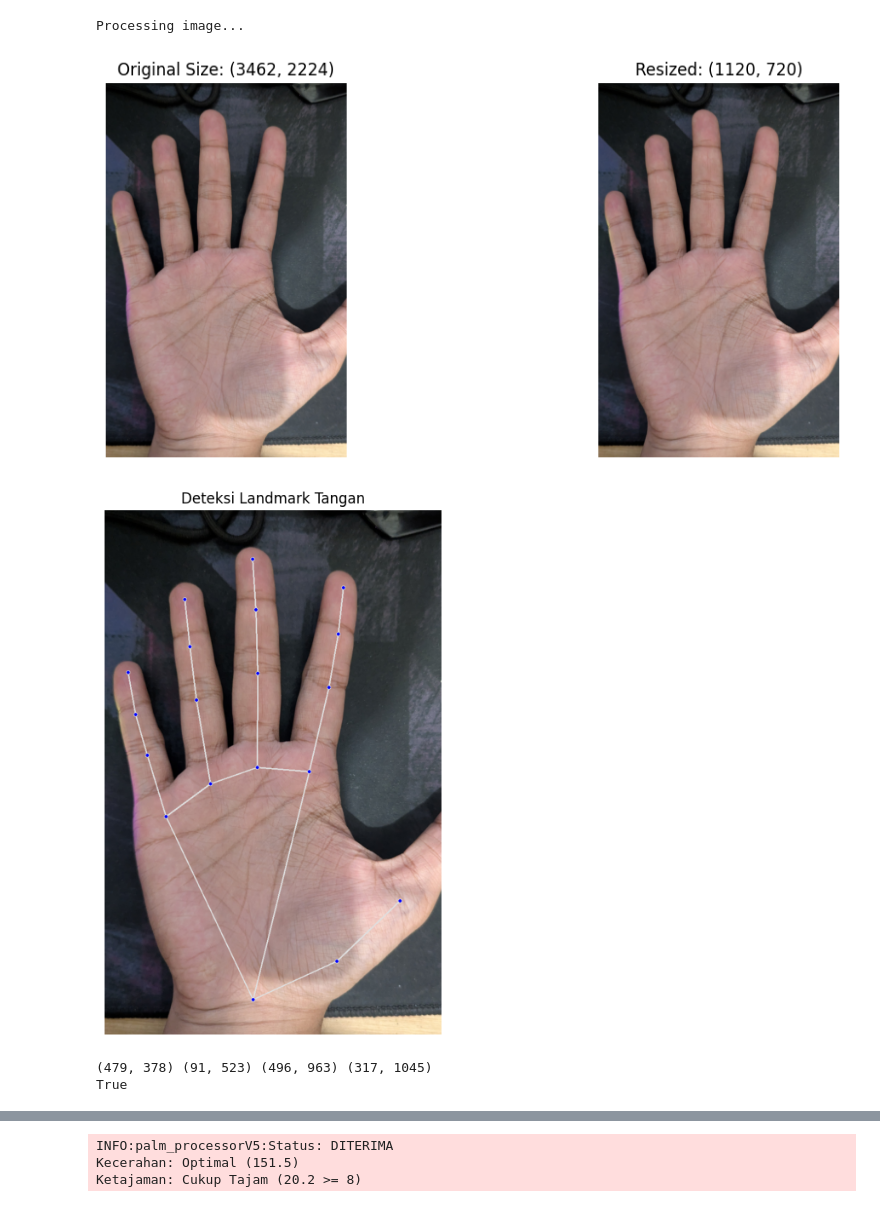
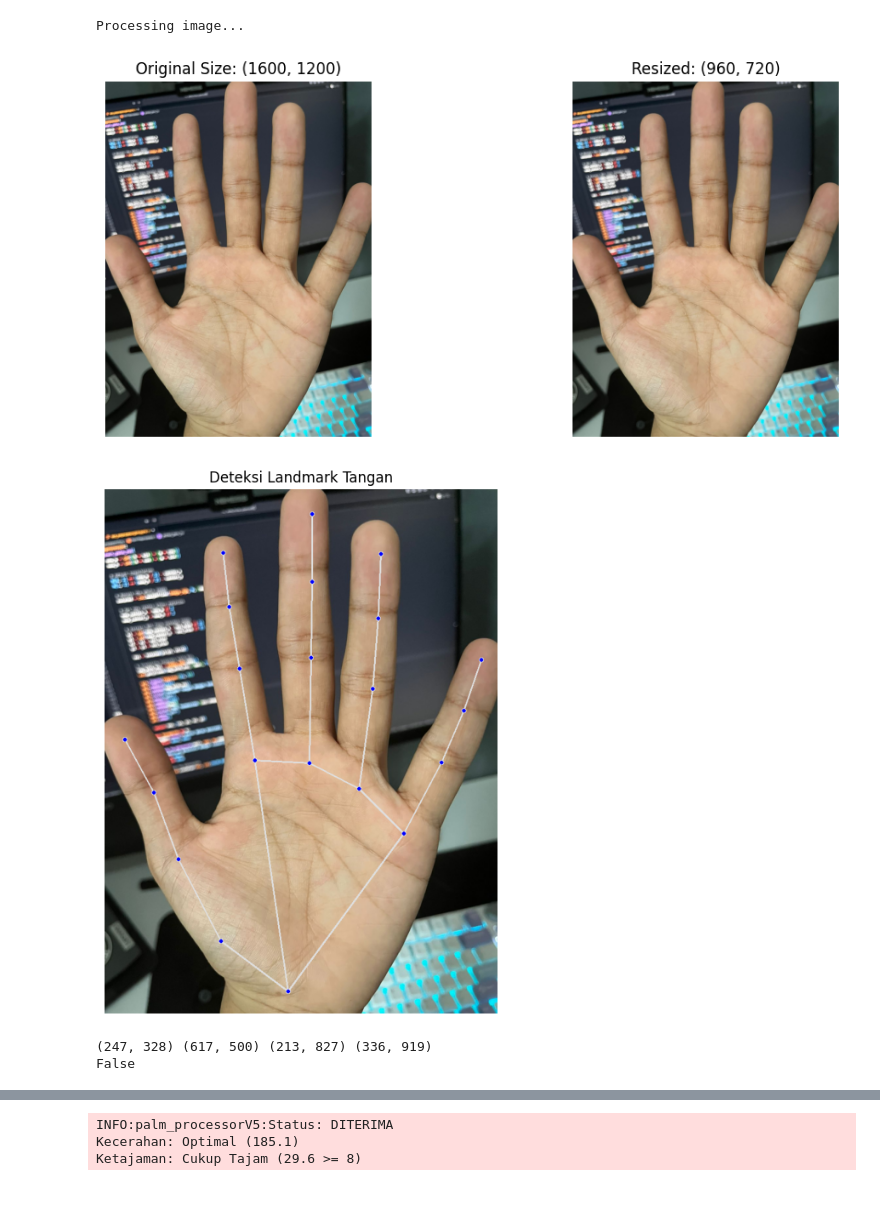
Before and after one commit to DimPalm-Capstone-Project/ML_Structuring_Model, a Jupyter notebook: src/preprocessing/test_preprocessingV4.ipynb, the cells around one changed output, grey strips where cells are left out. Saved outputs shown, nothing was run; the diff lists cells and outputs as text; code cells hidden in the pictures.

```diff
--- a/src/preprocessing/test_preprocessingV4.ipynb
+++ b/src/preprocessing/test_preprocessingV4.ipynb
@@ -1,30 +1,30 @@
 # %%
 from palm_processorV5 import PalmPreprocessor
 
 # Inisialisasi preprocessor
 preprocessor = PalmPreprocessor(target_size=(128, 128))
 
 # Test pada satu gambar
-image_path = "../../data/raw/Y-1.jpg"
+image_path = "../../data/raw/ALI/L5.jpg"
 
 # 1. Preprocessing gambar
 print("Processing image...")
 processed_image = preprocessor.preprocess_image(image_path)
 
 if processed_image is not None:
     # 2. Generate augmentasi
     print("\nGenerating augmentations...")
     augmented_images = preprocessor.generate_augmentations(processed_image)
 
     # 3. Simpan hasil
     # print("\nSaving results...")
     # person_id = preprocessor.save_augmented_images(augmented_images, base_dir='../../data')
     # print(f"\nDone! Person ID: {person_id}")
 else:
     print("Preprocessing failed!")
 # %% [output]
 Processing image...
-[figure, old version]
+[figure, new version]
-[figure, old version]
+[figure, new version]
-(479, 378) (91, 523) (496, 963) (317, 1045)
-True
+(247, 328) (617, 500) (213, 827) (336, 919)
+False
@@ -33,3 +33,3 @@ True
 INFO:palm_processorV5:Status: DITERIMA
-Kecerahan: Optimal (151.5)
-Ketajaman: Cukup Tajam (20.2 >= 8)
+Kecerahan: Optimal (185.1)
+Ketajaman: Cukup Tajam (29.6 >= 8)
```
Also changed, not shown: parts of 1 cell of this notebook, 5 other files.
